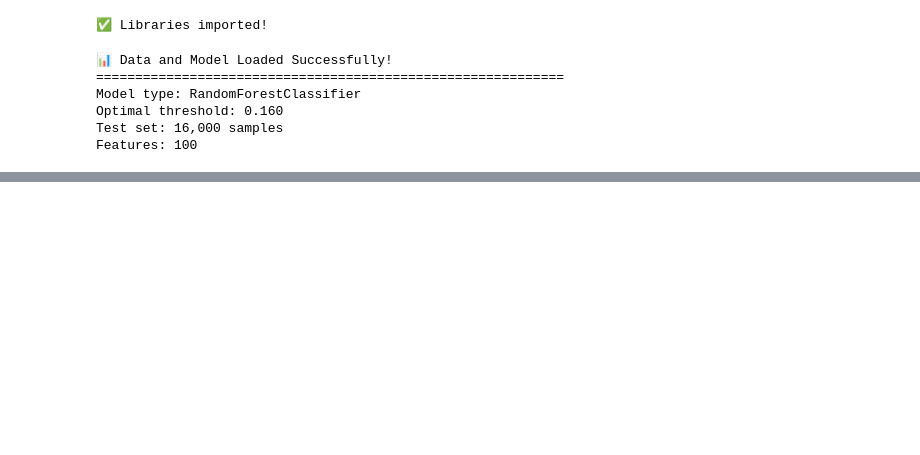
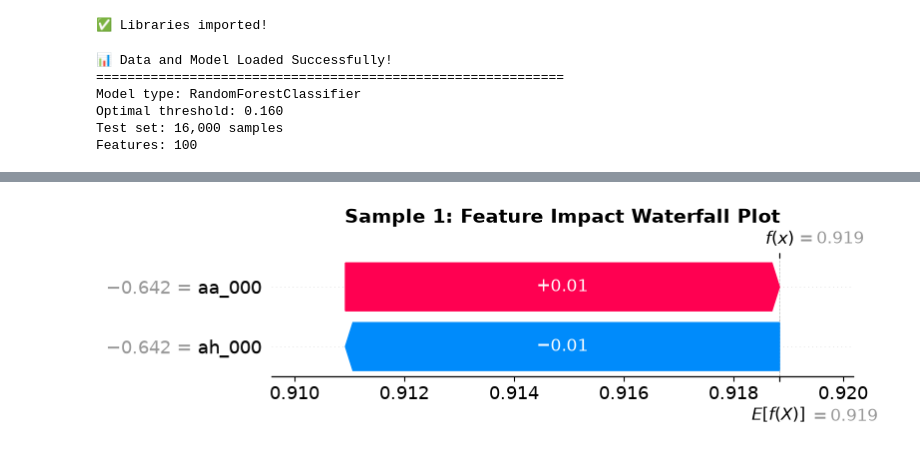
Before and after one commit to AbihaEhtisham/aps-failure-prediction, a Jupyter notebook: notebooks/04_Model_Interpretability.ipynb, the cells around one changed output, grey strips where cells are left out. Cells and saved outputs as stored; diff of their text form; code cells hidden in the pictures; blank space fills up the shorter version.

```diff
--- a/notebooks/04_Model_Interpretability.ipynb
+++ b/notebooks/04_Model_Interpretability.ipynb
@@ -156,19 +142,0 @@ if shap_success:
-# %%
-# Calculate global feature importance
-feature_importance = pd.DataFrame({
-    'Feature': feature_names,
-    'SHAP_Importance': np.abs(shap_values).mean(axis=0)
-}).sort_values('SHAP_Importance', ascending=False)
-
-# Display top features
-print("📊 GLOBAL FEATURE IMPORTANCE")
-print("="*60)
-print("\nTop 20 features by SHAP importance:")
-for idx, row in feature_importance.head(20).iterrows():
-    print(f"  {row['Feature']}: {row['SHAP_Importance']:.4f}")
-
-# Save feature importance
-feature_importance.to_csv('../models/feature_importance.csv', index=False)
-joblib.dump(feature_importance, '../models/feature_importance.pkl')
-
-print("\n✅ Feature importance saved!")
@@ -174,0 +349,79 @@ print("\n✅ Feature importance saved!")
+# %%
+# ============================================================================
+# CELL 8: WATERFALL PLOT (Robust Version)
+# ============================================================================
+
+print("📊 GENERATING WATERFALL PLOT")
+print("="*60)
+
+sample_idx = 0
+
+try:
+    # Check SHAP values shape
+    print(f"SHAP values shape: {shap_values.shape}")
+    print(f"SHAP values type: {type(shap_values)}")
+
+    # Get the correct SHAP values for the sample
+    shap_sample = shap_values[sample_idx]
+
+    # If shap_sample is 2D, take the first row (positive class)
+    if isinstance(shap_sample, np.ndarray) and shap_sample.ndim > 1:
+        print(f"⚠️ SHAP sample is {shap_sample.ndim}D, using first row...")
+        shap_sample = shap_sample[0] if shap_sample.shape[0] > 0 else shap_sample.flatten()
+    elif isinstance(shap_sample, list):
+        print("⚠️ SHAP sample is a list, converting to array...")
+        shap_sample = np.array(shap_sample).flatten()
+
+    # Ensure it's 1D
+    if shap_sample.ndim > 1:
+        shap_sample = shap_sample.flatten()
+
+    print(f"Final SHAP shape for sample: {shap_sample.shape}")
+
+    # Get base value
+    if hasattr(explainer, 'expected_value'):
+        base_value = explainer.expected_value
+        if isinstance(base_value, (list, np.ndarray)) and len(base_value) > 1:
+            base_value = base_value[0]  # Take first class
+        print(f"Base value: {base_value}")
+    else:
+        base_value = 0
+        print("⚠️ No expected_value found, using 0")
+
+    # Create Explanation object
+    explanation = shap.Explanation(
+        values=shap_sample,
+        base_values=base_value,
+        data=X_test.iloc[sample_idx].values,
+        feature_names=feature_names
+    )
+
+    # Create waterfall plot
+    plt.figure(figsize=(12, 8))
+    shap.waterfall_plot(
+        explanation,
+        max_display=10,
+        show=False
+    )
+    plt.title(f'Sample {sample_idx + 1}: Feature Impact Waterfall Plot', fontsize=14, fontweight='bold')
+    plt.tight_layout()
+    plt.savefig('../models/waterfall_plot.png', dpi=300, bbox_inches='tight')
+    plt.show()
+
+    print("✅ Waterfall plot saved as 'waterfall_plot.png'")
+
+except Exception as e:
+    print(f"❌ Waterfall plot failed: {e}")
+    print("\n⚠️ Skipping waterfall plot (SHAP data not available)")
+
+    # Create a simple placeholder
+    plt.figure(figsize=(12, 8))
+    plt.text(0.5, 0.5, 'Waterfall Plot Not Available\n(SHAP data format issue)',
+             horizontalalignment='center', verticalalignment='center',
+             transform=plt.gca().transAxes, fontsize=14)
+    plt.title(f'Sample {sample_idx + 1}: Feature Impact', fontsize=14, fontweight='bold')
+    plt.tight_layout()
+    plt.savefig('../models/waterfall_plot.png', dpi=300, bbox_inches='tight')
+    plt.show()
+    print("✅ Placeholder waterfall plot saved")
+# %% [output]
@@ -174,0 +435 @@ print("\n✅ Feature importance saved!")
+[figure, added]
```
Also changed, not shown: parts of 10 cells of this notebook, 10 other files.
